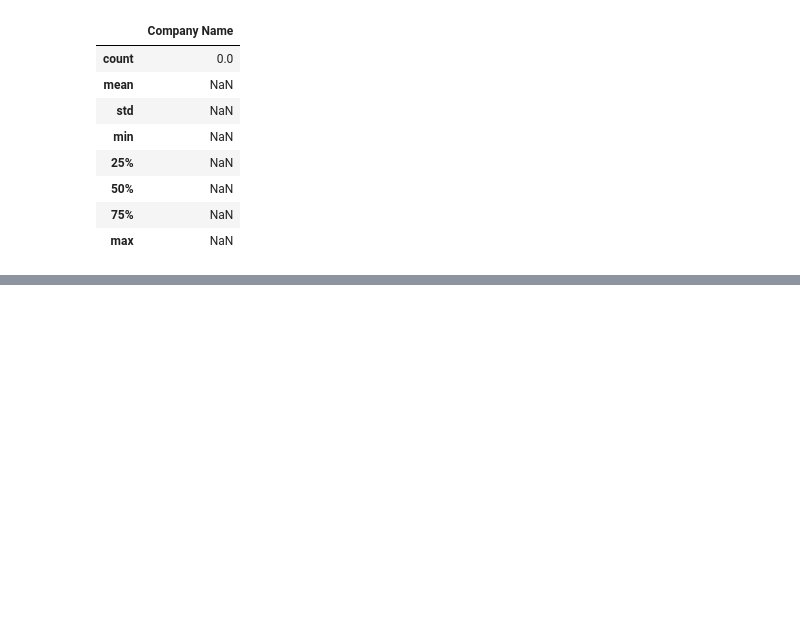
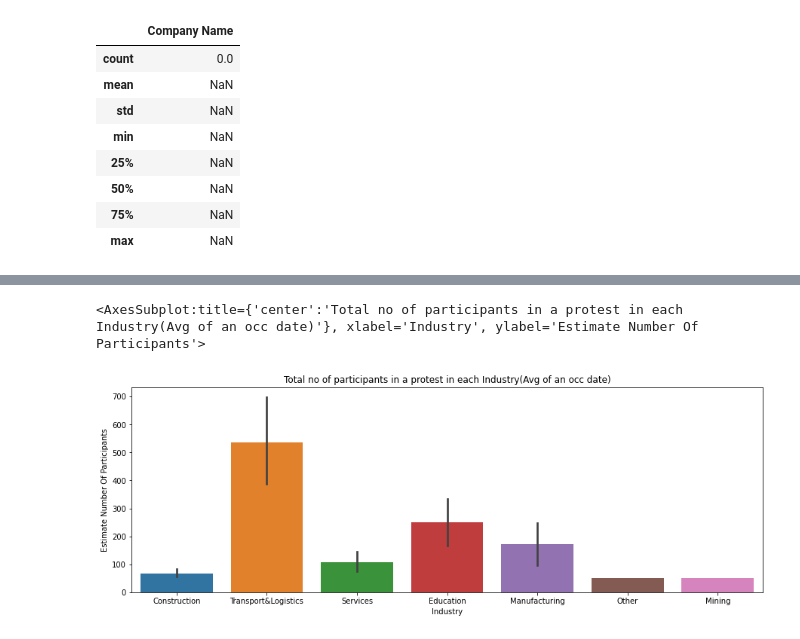
Before and after one commit to aiazm496/KaggleDataAnalysis, a Jupyter notebook: chinaprotestsanalysis.ipynb, the cells around one changed output, grey strips where cells are left out. Saved outputs shown, nothing was run; the diff lists cells and outputs as text; code cells hidden in the pictures; blank space fills up the shorter version.

```diff
--- a/chinaprotestsanalysis.ipynb
+++ b/chinaprotestsanalysis.ipynb
@@ -78,0 +97,7 @@ memory usage: 44.0+ KB
+# %%
+def avgParticipants(participants):         #input = '1-100'
+    part_list_str = participants.split('-')   #eg = ['1','100']
+    part_list_int  = [int(str_nos) for str_nos in part_list_str]  # int - > [1,100]
+    return sum(part_list_int)/len(part_list_int)
+# %%
+protest_data['Estimate Number Of Participants']  = protest_data['Number Of Participants'].apply(avgParticipants)
@@ -78,0 +115,9 @@ memory usage: 44.0+ KB
+# %%
+plt.figure(figsize = (15,5))
+
+plt.title('Total no of participants in a protest in each Industry(Avg of an occ date)')
+
+sns.barplot(data = protest_data, x = 'Industry', y = 'Estimate Number Of Participants')
+# %% [output]
+<AxesSubplot:title={'center':'Total no of participants in a protest in each Industry(Avg of an occ date)'}, xlabel='Industry', ylabel='Estimate Number Of Participants'>
+[figure, added]
```
Also changed, not shown: parts of 25 cells of this notebook, 2 other files.
